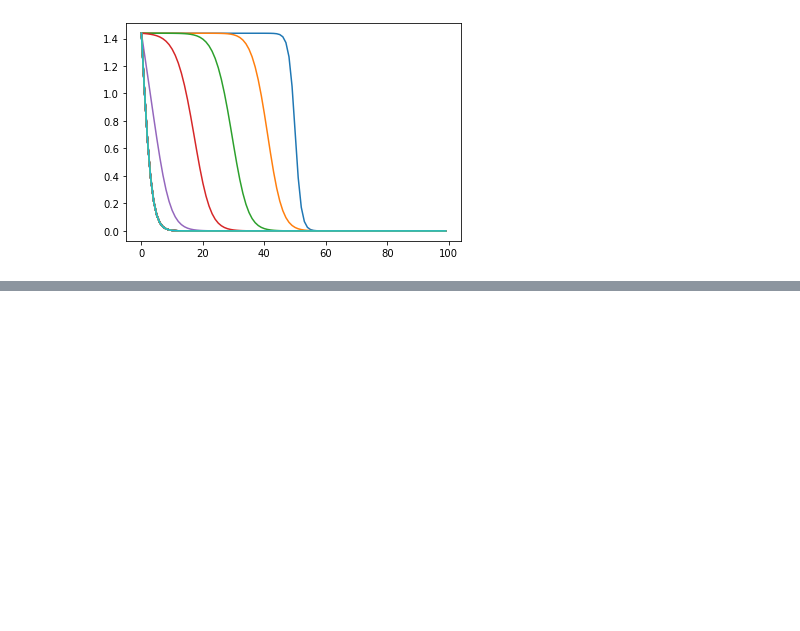
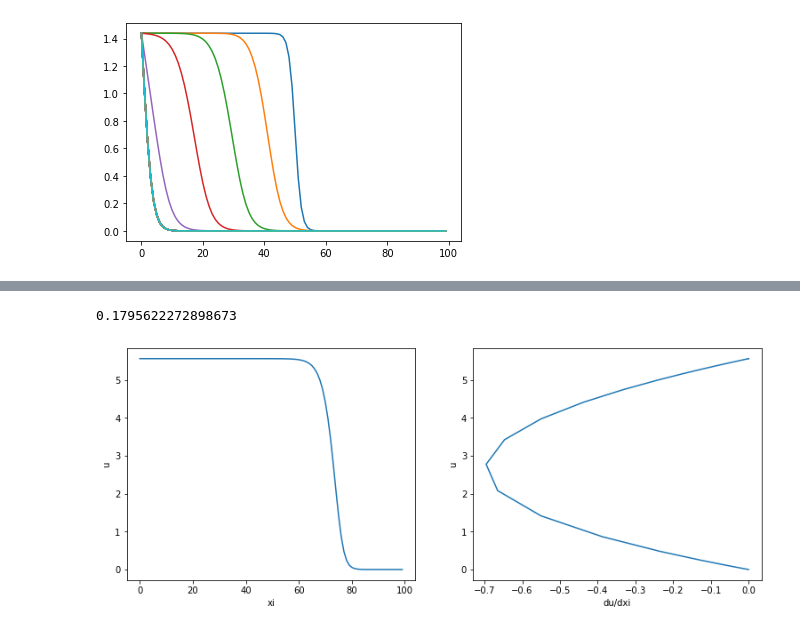
Before and after one commit to AxelEiman/CompBio, a Jupyter notebook: Hw2.1.ipynb, the cells around one changed output, grey strips where cells are left out. Saved outputs shown, nothing was run; the diff lists cells and outputs as text; code cells hidden in the pictures; blank space fills up the shorter version.

```diff
--- a/Hw2.1.ipynb
+++ b/Hw2.1.ipynb
@@ -118,0 +118,16 @@ for i in np.linspace(0,tmax/dt,20):
+# %%
+fig, (ax1, ax2) = plt.subplots(1, 2, figsize=[12.8, 4.8])
+
+ax1.plot(u3[:,200000])
+ax1.set_ylabel('u')
+ax1.set_xlabel('xi')
+
+v = np.diff(u3[:,200000])
+ax2.plot(v,u3[:-1,200000])
+ax2.set_xlabel('du/dxi')
+ax2.set_ylabel('u')
+
+print(10/((np.argmax(u3[70,:]>2)-np.argmax(u3[60,:]>2))*dt))
+# %% [output]
+0.1795622272898673
+[figure, added]
```
Also changed, not shown: parts of 3 cells of this notebook.
